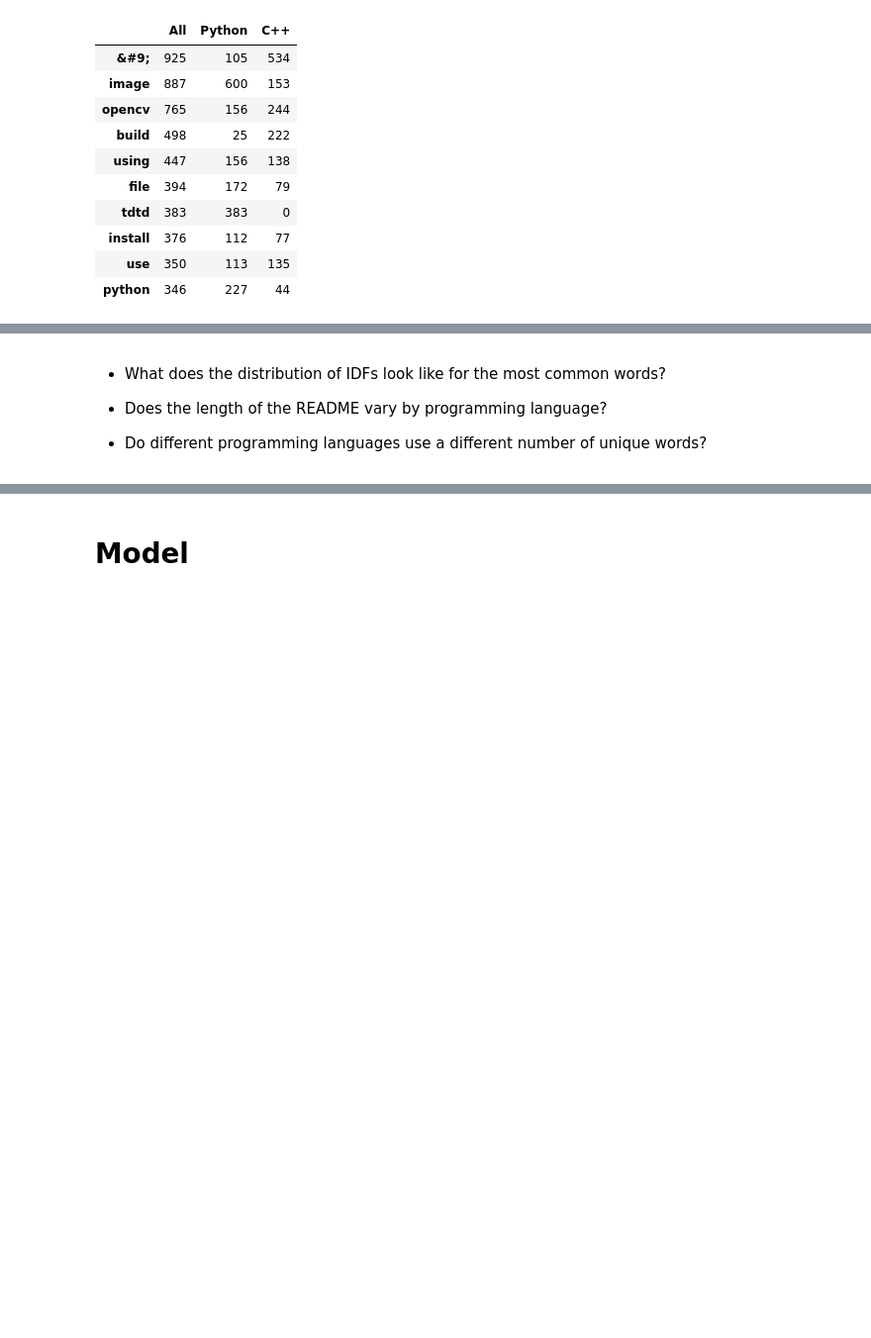
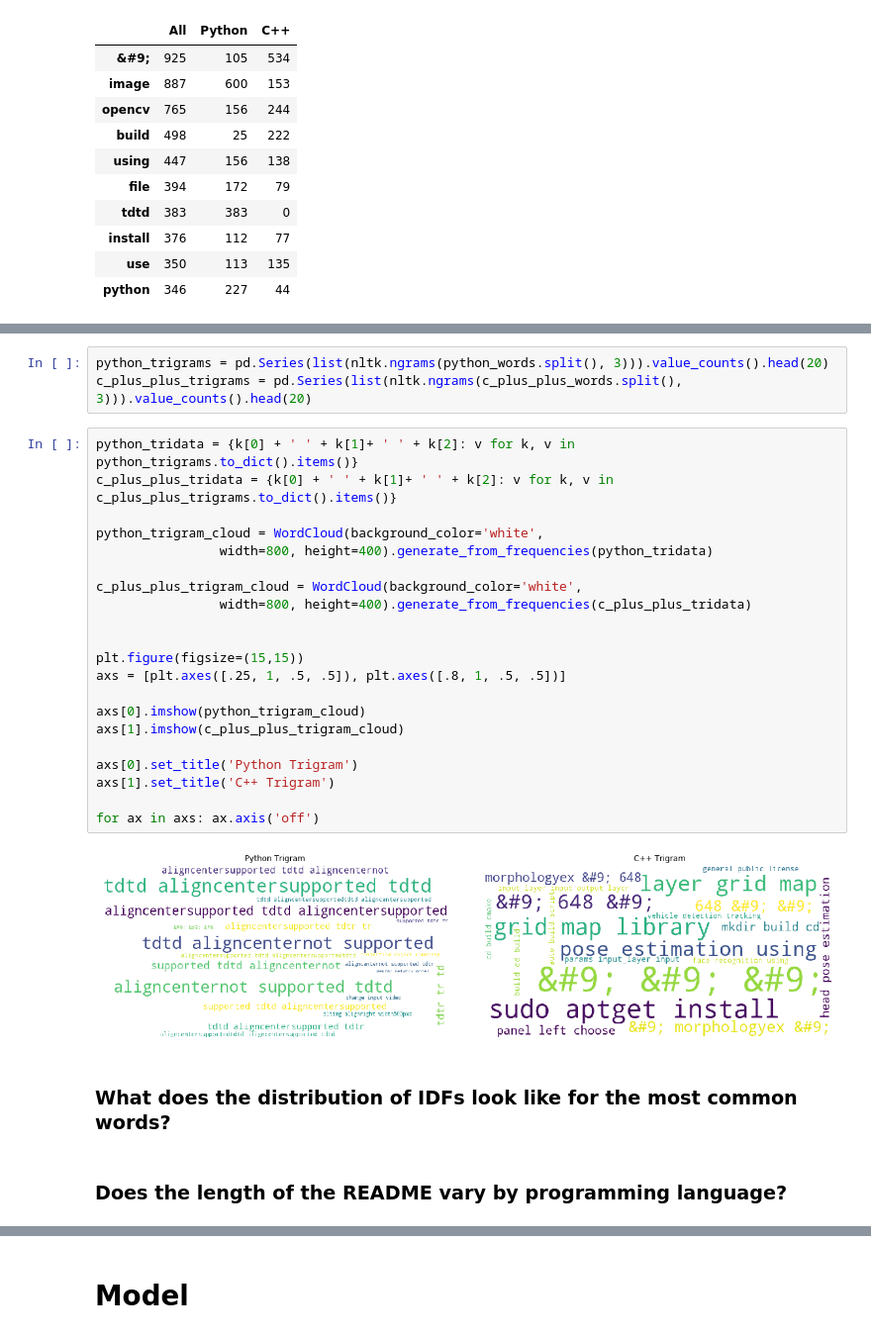
Before and after one commit to Bojado-Mays/OpenCV-NLP-Project, a Jupyter notebook: Bojado.ipynb, the cells around one changed output, grey strips where cells are left out. Shown: that part at 99% size. Saved outputs shown, nothing was run; the diff lists cells and outputs as text; blank space fills up the shorter version.

```diff
--- a/Bojado.ipynb
+++ b/Bojado.ipynb
@@ -212,8 +264,30 @@ for ax in axs: ax.axis('off')
+# %%
+python_trigrams = pd.Series(list(nltk.ngrams(python_words.split(), 3))).value_counts().head(20)
+c_plus_plus_trigrams = pd.Series(list(nltk.ngrams(c_plus_plus_words.split(), 3))).value_counts().head(20)
+# %%
+python_tridata = {k[0] + ' ' + k[1]+ ' ' + k[2]: v for k, v in python_trigrams.to_dict().items()}
+c_plus_plus_tridata = {k[0] + ' ' + k[1]+ ' ' + k[2]: v for k, v in c_plus_plus_trigrams.to_dict().items()}
+
+python_trigram_cloud = WordCloud(background_color='white',
+                width=800, height=400).generate_from_frequencies(python_tridata)
+
+c_plus_plus_trigram_cloud = WordCloud(background_color='white',
+                width=800, height=400).generate_from_frequencies(c_plus_plus_tridata)
+
+
+plt.figure(figsize=(15,15))
+axs = [plt.axes([.25, 1, .5, .5]), plt.axes([.8, 1, .5, .5])]
+
+axs[0].imshow(python_trigram_cloud)
+axs[1].imshow(c_plus_plus_trigram_cloud)
+
+axs[0].set_title('Python Trigram')
+axs[1].set_title('C++ Trigram')
+
+for ax in axs: ax.axis('off')
+# %% [output]
+[figure, added]
 # %% [markdown]
-- What does the distribution of IDFs look like for the most common words?
-
-
-- Does the length of the README vary by programming language?
-
-
-- Do different programming languages use a different number of unique words?
+### What does the distribution of IDFs look like for the most common words?
+# %% [markdown]
+### Does the length of the README vary by programming language?
```
Also changed, not shown: parts of 14 cells of this notebook.
